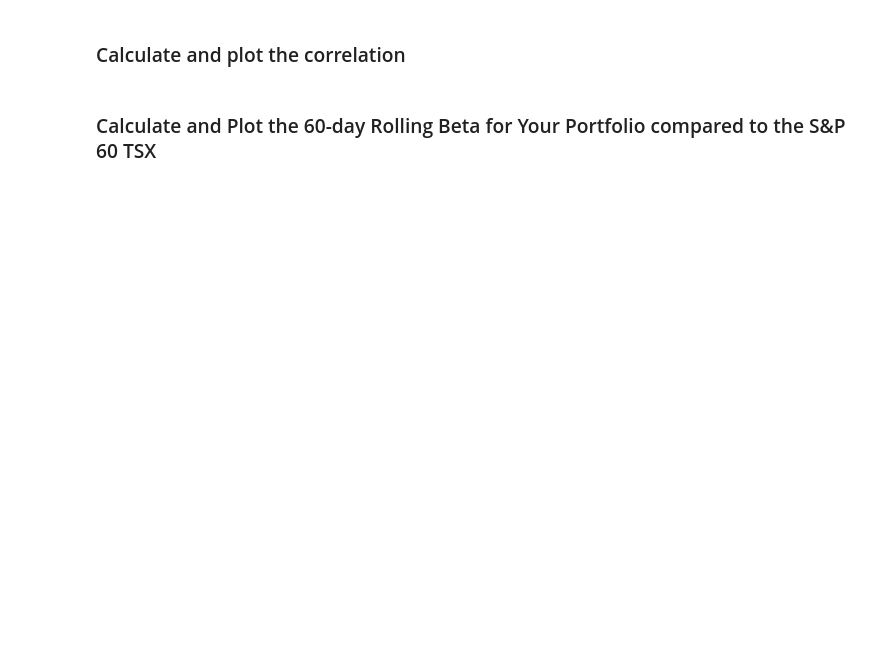
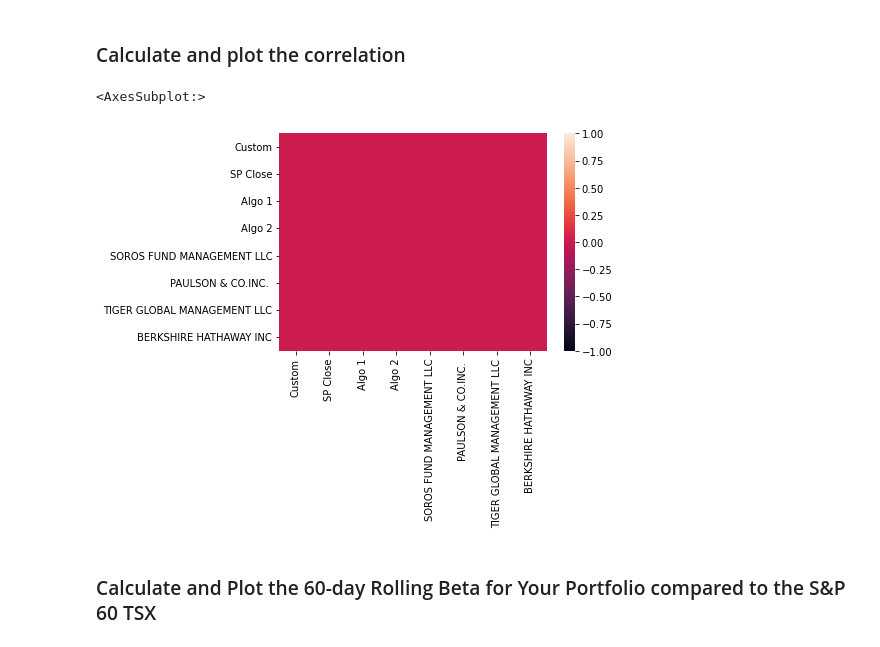
Before and after one commit to SamRoberts995/Pandas_homework, a Jupyter notebook: whale_analysis.ipynb, the cells around one changed output. Cells and saved outputs as stored; diff of their text form; code cells hidden in the pictures; blank space fills up the shorter version.

```diff
--- a/whale_analysis.ipynb
+++ b/whale_analysis.ipynb
@@ -472,5 +660,10 @@ weights = [1/3, 1/3, 1/3]
 ### Calculate and plot the correlation
 # %%
 # Calculate and plot the correlation
+price_correlation_all = all_returns.cov()
+sns.heatmap(price_correlation_all, vmin=-1, vmax=1)
+# %% [output]
+<AxesSubplot:>
+[figure, added]
 # %% [markdown]
 ### Calculate and Plot the 60-day Rolling Beta for Your Portfolio compared to the S&P 60 TSX
```
Also changed, not shown: parts of 24 cells of this notebook, 10 other files.
